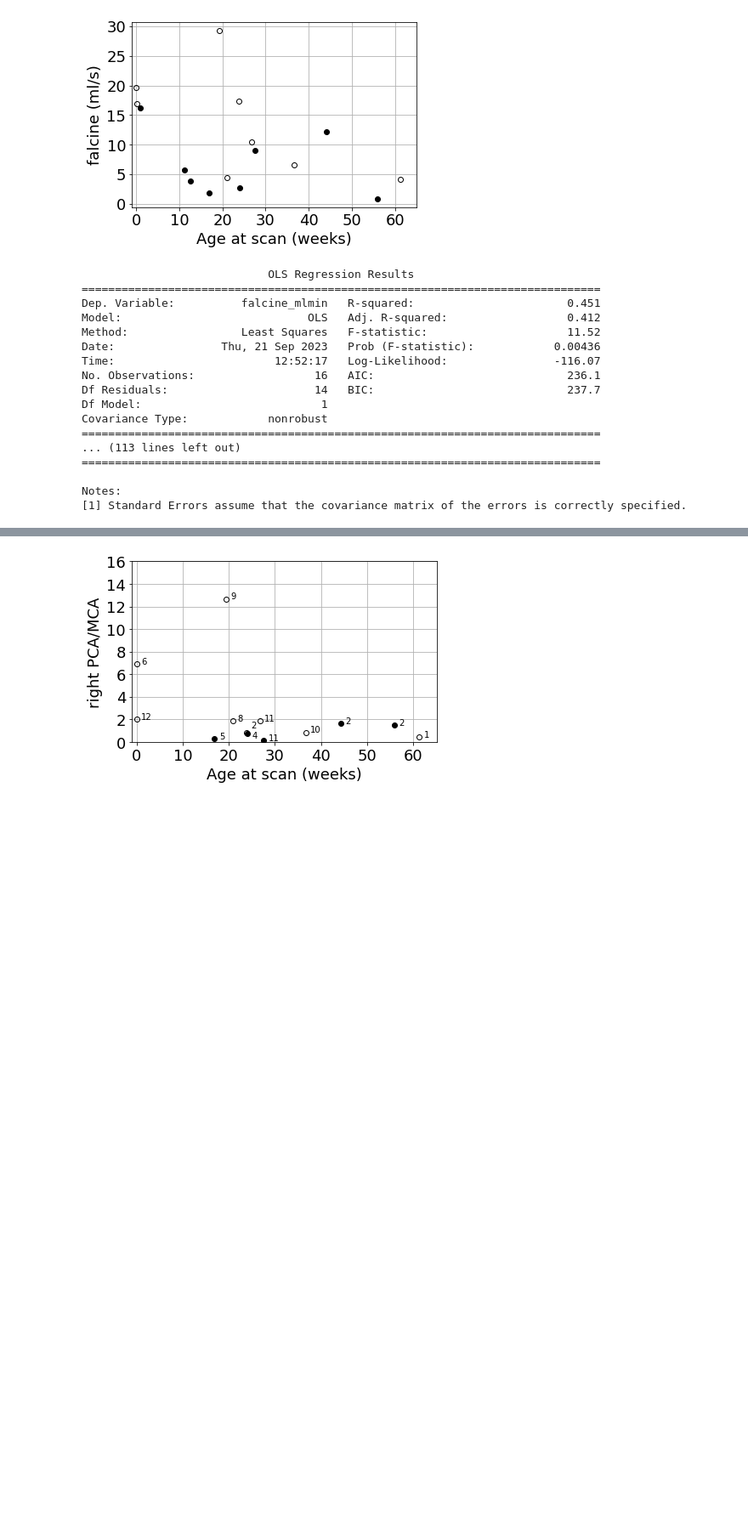
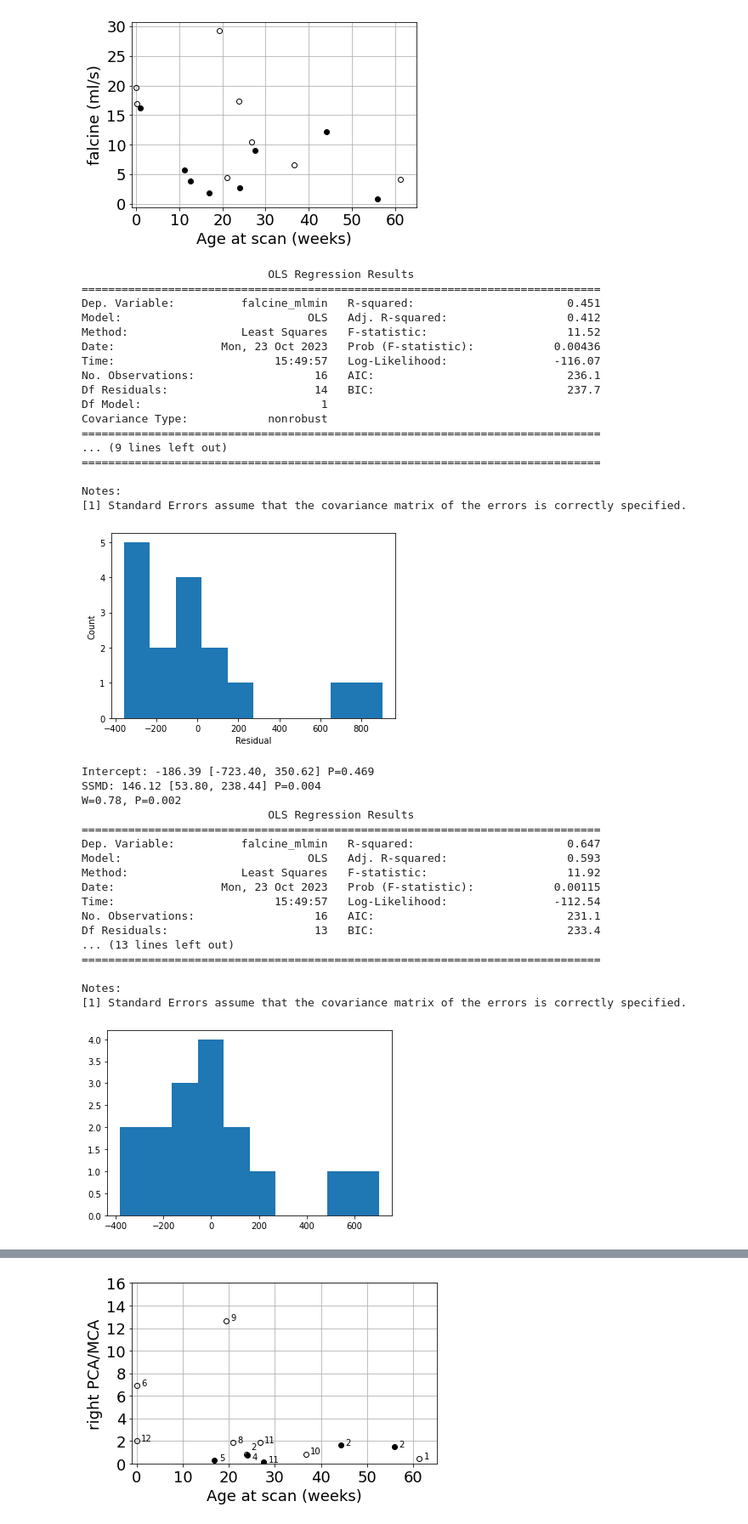
Before and after one commit to dittothat/vogm_4dflow, a Jupyter notebook: VOGM_manuscript_analysis.ipynb, the cells around one changed output, grey strips where cells are left out. Shown: that part at 85% size. Saved outputs shown, nothing was run; the diff lists cells and outputs as text; code cells hidden in the pictures; blank space fills up the shorter version.

```diff
--- a/VOGM_manuscript_analysis.ipynb
+++ b/VOGM_manuscript_analysis.ipynb
@@ -219,39 +287,73 @@ T['falcine_mlmin'] = T['falcine'] * 60
 mod = smf.ols(formula="falcine_mlmin ~ SSMD", data=T) # And embo is not significant (Does that make sense?)
 res = mod.fit()
 print(res.summary())
-
+plt.hist(res.resid)
+plt.xlabel('Residual')
+plt.ylabel('Count')
+plt.show()
+print(format_result(res))
 
 mod = smf.ols(formula="falcine_mlmin ~ SSMD + embo", data=T) # And embo is not significant (Does that make sense?)
 res = mod.fit()
 print(res.summary())
-
+plt.hist(res.resid)
+plt.show()
+print(format_result(res))
 
 mod = smf.ols(formula="falcine_mlmin ~ SSMD + embo + NAR", data=T) # And embo is not significant (Does that make sense?)
 res = mod.fit()
 print(res.summary())
+plt.hist(res.resid)
+plt.show()
+print(format_result(res))
 
 mod = smf.ols(formula="falcine_mlmin ~ age_at_scan_weeks", data=T) # And embo is not significant (Does that make sense?)
 res = mod.fit()
 print(res.summary())
+plt.hist(res.resid)
+plt.show()
+print(format_result(res))
 
 mod = smf.ols(formula="falcine_mlmin ~ age_at_scan_weeks +embo", data=T) # And embo is not significant (Does that make sense?)
 res = mod.fit()
 print(res.summary())
+plt.hist(res.resid)
+plt.show()
+print(format_result(res))
 # %% [output]
                             OLS Regression Results
 ==============================================================================
 Dep. Variable:          falcine_mlmin   R-squared:                       0.451
 Model:                            OLS   Adj. R-squared:                  0.412
 Method:                 Least Squares   F-statistic:                     11.52
-Date:                Thu, 21 Sep 2023   Prob (F-statistic):            0.00436
-Time:                        12:52:17   Log-Likelihood:                -116.07
+Date:                Mon, 23 Oct 2023   Prob (F-statistic):            0.00436
+Time:                        15:49:57   Log-Likelihood:                -116.07
 No. Observations:                  16   AIC:                             236.1
 Df Residuals:                      14   BIC:                             237.7
 Df Model:                           1
 Covariance Type:            nonrobust
 ==============================================================================
-... (113 lines left out)
+... (9 lines left out)
 ==============================================================================
 
 Notes:
 [1] Standard Errors assume that the covariance matrix of the errors is correctly specified.
+[figure, added]
+Intercept: -186.39 [-723.40, 350.62] P=0.469
+SSMD: 146.12 [53.80, 238.44] P=0.004
+W=0.78, P=0.002
+                            OLS Regression Results
+==============================================================================
+Dep. Variable:          falcine_mlmin   R-squared:                       0.647
+Model:                            OLS   Adj. R-squared:                  0.593
+Method:                 Least Squares   F-statistic:                     11.92
+Date:                Mon, 23 Oct 2023   Prob (F-statistic):            0.00115
+Time:                        15:49:57   Log-Likelihood:                -112.54
+No. Observations:                  16   AIC:                             231.1
+Df Residuals:                      13   BIC:                             233.4
+... (13 lines left out)
+==============================================================================
+
+Notes:
+[1] Standard Errors assume that the covariance matrix of the errors is correctly specified.
+[figure, added]
```
Also changed, not shown: parts of 13 cells of this notebook.
